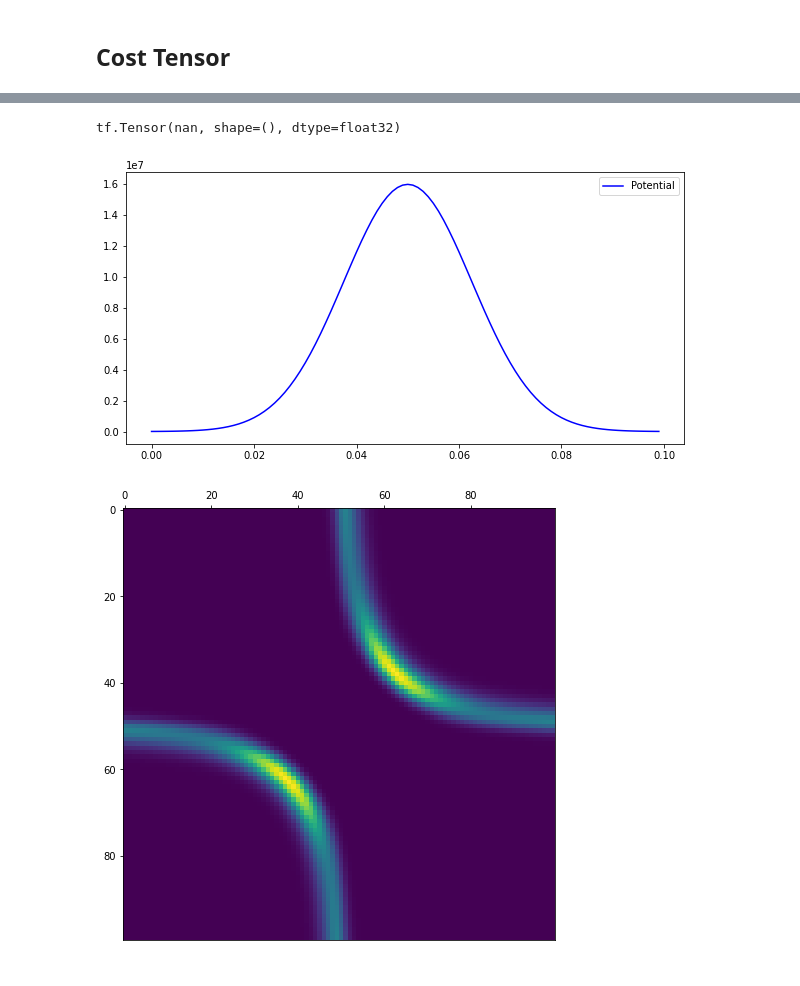
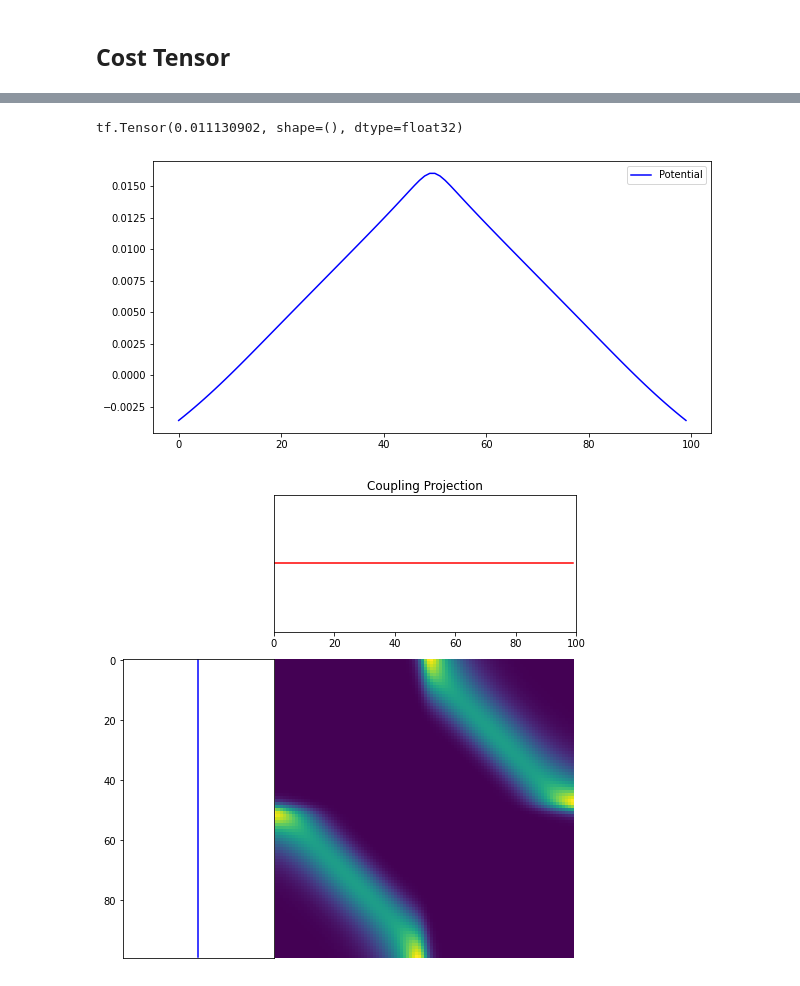
Before and after one commit to ramanakshay/Optimal-Transport, a Jupyter notebook: notebooks/gradient_descent.ipynb, the cells around one changed output, grey strips where cells are left out. Saved outputs shown, nothing was run; the diff lists cells and outputs as text; code cells hidden in the pictures.

```diff
--- a/notebooks/gradient_descent.ipynb
+++ b/notebooks/gradient_descent.ipynb
@@ -129,11 +133,9 @@ initializer = tf.keras.initializers.Zeros()
 def build_model(input_shape,marginals):
   model = tf.keras.Sequential([
     #Dense(i, input_shape=input_shape, use_bias=False,activation = 'sigmoid',kernel_initializer=tf.keras.initializers.Zeros()),
+    #Dense(200,input_shape = input_shape,activation='softmax',kernel_initializer= initializer),
     Dense(200,input_shape = input_shape,activation='relu',kernel_initializer= initializer),
-    Dense(300,input_shape = input_shape,activation='relu',kernel_initializer= initializer),
-    Dense(300,input_shape = input_shape,activation='relu',kernel_initializer= initializer),
-    Dense(200,input_shape = input_shape,activation='relu',kernel_initializer= initializer),
-    Dense(size,kernel_initializer=initializer)
+    Dense(size,input_shape = input_shape,kernel_initializer=initializer)
 ])
   return model
 # %%
@@ -161,9 +157,7 @@ Trainable params: 251,100
 Non-trainable params: 0
 _________________________________________________________________
-# %%
-epsilon = 1e-4
 # %%
-def objective(f):
+def objective_entropy(f,epsilon):
   L = n*tf.math.reduce_sum(f*a)
   u = tf.math.exp(f/epsilon)
   P =  np.exp(-C/epsilon)
@@ -176,3 +192,6 @@ def objective(f):
+# %%
+epsilon = 1e-3
+ld = 1e-2
 # %%
 ### Hyperparameter setting and optimization ###
 
@@ -218,17 +242,17 @@ for iter in tqdm(range(num_training_iterations)):
 # %%
 f = model(a.reshape(1,size))
 # f = list(map(float,f.split()))
 print()
-x = np.array([[i,] for i in range(size)])/1000
-print(objective(f))
+x = np.array([[i,] for i in range(size)])
+print(objective_entropy(f,epsilon))
 #Plot distribution
 plt.figure(figsize=(10, 5))
 plt.plot(x, f.numpy().T, 'b',label = 'Potential')
 plt.legend()
 plt.show()
 # %% [output]
-tf.Tensor(nan, shape=(), dtype=float32)
+tf.Tensor(0.011130902, shape=(), dtype=float32)
-[figure, old version]
+[figure, new version]
 # %%
 P =  np.exp(-C/epsilon)
 u = np.exp(f.numpy().T/epsilon)
@@ -239,6 +263,7 @@ for i in range(n):
   P *= np.reshape(u,axes)
 
 #Pm = np.sum(P,axis = (2))
-plot_matrix(P,x,x)
+plt.figure(figsize=(7, 7))
+ot.plot.plot1D_mat(a, a, P, 'Coupling Projection')
 # %% [output]
-[figure, old version]
+[figure, new version]
```
Also changed, not shown: parts of 14 cells of this notebook.
